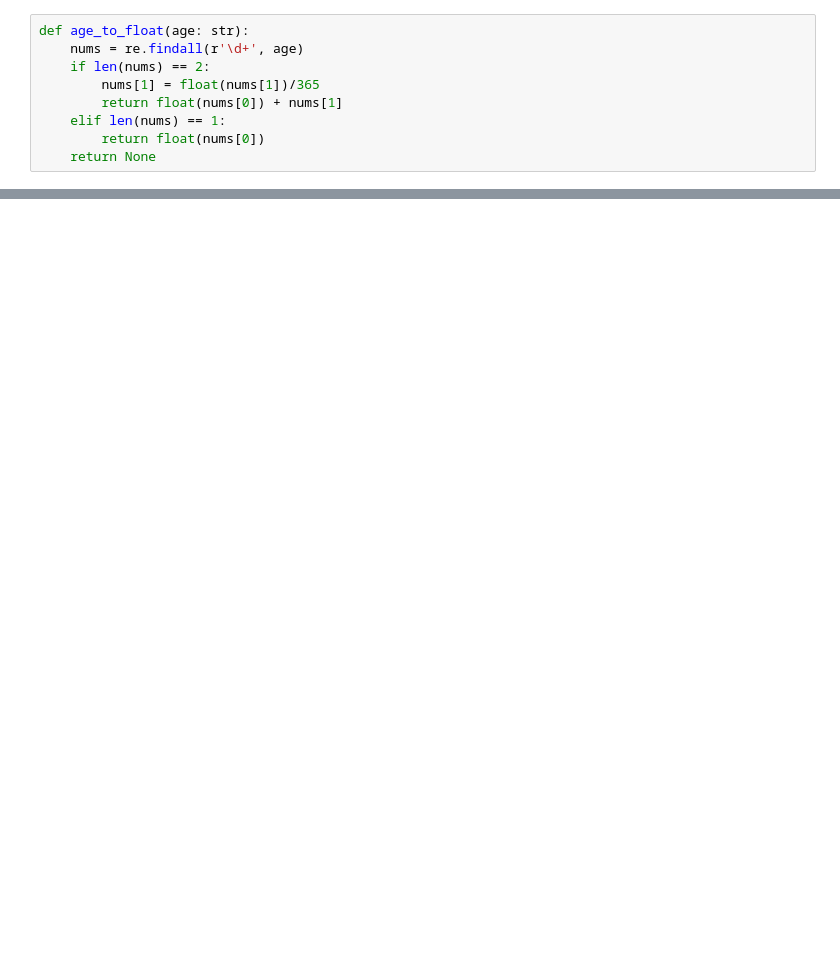
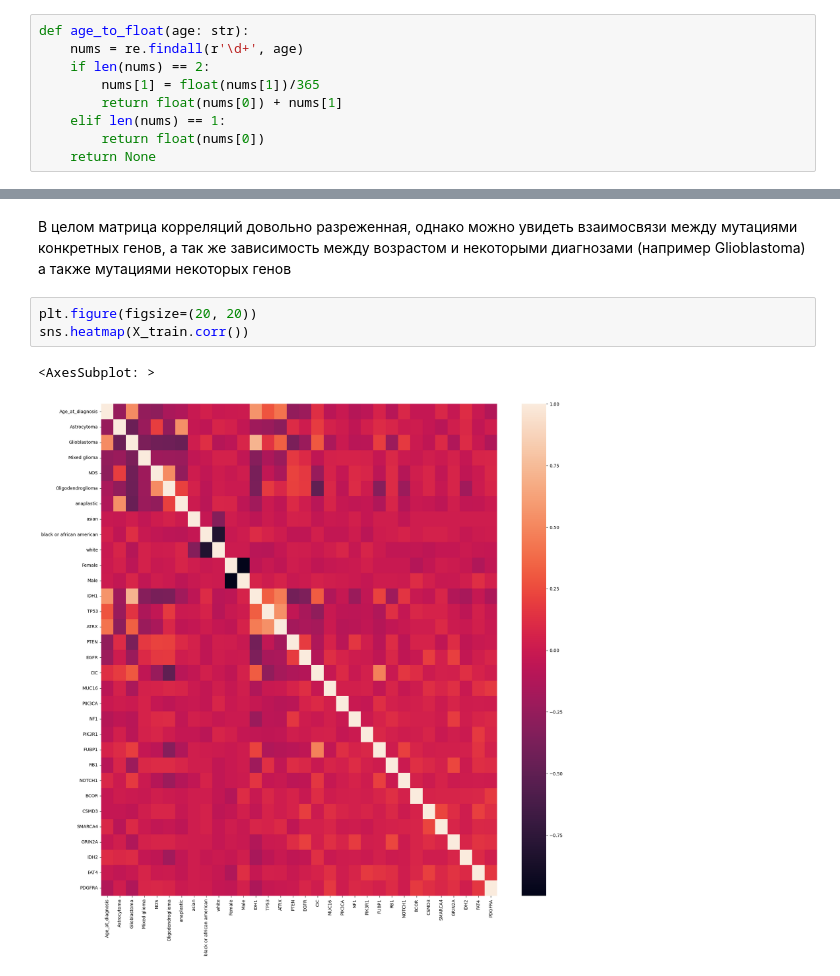
Before and after one commit to a13xbb/ml-labs-mag, a Jupyter notebook: lab1/eda.ipynb, the cells around one changed output, grey strips where cells are left out. Cells and saved outputs as stored; diff of their text form; blank space fills up the shorter version.

```diff
--- a/lab1/eda.ipynb
+++ b/lab1/eda.ipynb
@@ -54,0 +150,8 @@ X_train
+# %% [markdown]
+В целом матрица корреляций довольно разреженная, однако можно увидеть взаимосвязи между мутациями конкретных генов, а так же зависимость между возрастом и некоторыми диагнозами (например Glioblastoma) а также мутациями некоторых генов
+# %%
+plt.figure(figsize=(20, 20))
+sns.heatmap(X_train.corr())
+# %% [output]
+<AxesSubplot: >
+[figure, added]
```
Also changed, not shown: parts of 24 cells of this notebook.
